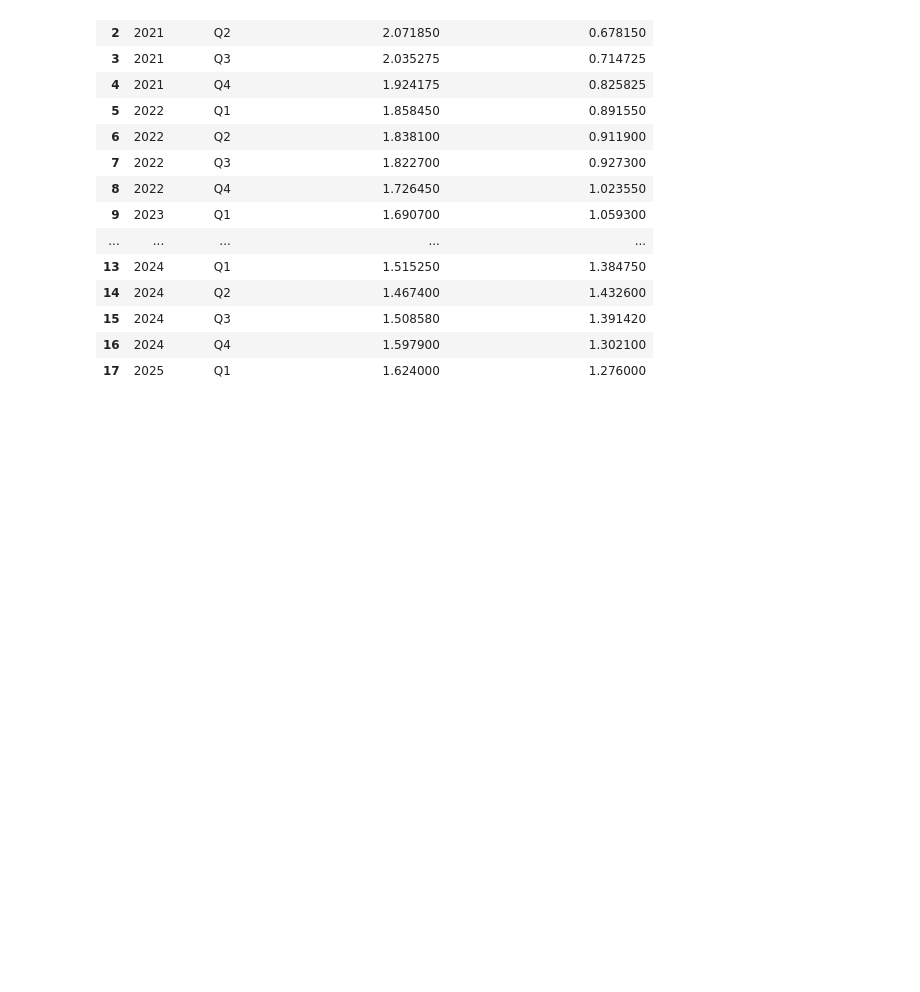
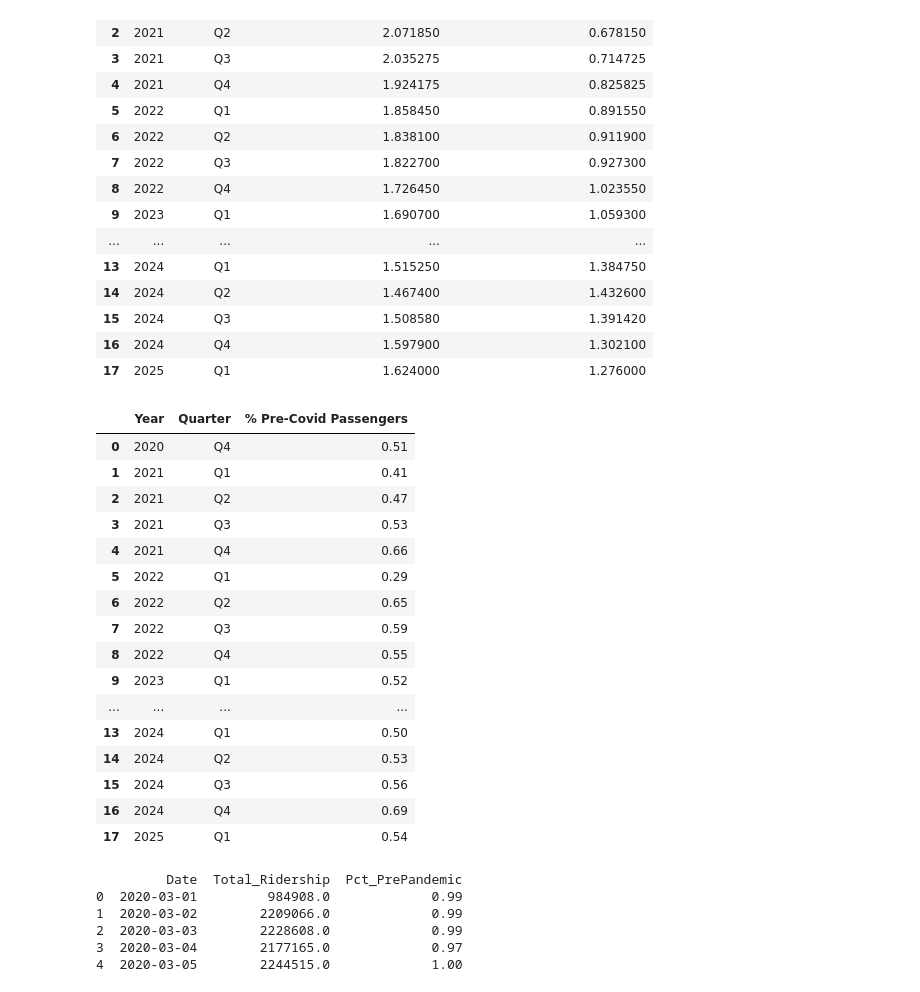
Before and after one commit to djbrown227/fare_evasion, a Jupyter notebook: notebooks/04_feature_engineering.ipynb, the cells around one changed output. Drawn from its saved outputs; the diff is of its cells as text; code cells hidden in the pictures; blank space fills up the shorter version.

```diff
--- a/notebooks/04_feature_engineering.ipynb
+++ b/notebooks/04_feature_engineering.ipynb
@@ -467,3 +479,69 @@ effective_df
 | 15 | 2024 | Q3 | 1.508580 | 1.391420 |
 | 16 | 2024 | Q4 | 1.597900 | 1.302100 |
 | 17 | 2025 | Q1 | 1.624000 | 1.276000 |
+# %%
+'''
+graph_3 = df_joined_bus_final[['Year','Quarter','% Pre-Covid Passengers']]
+#graph_3['Fare Evasion_ridership'] = 1 - graph_3['Fare Evasion_ridership']
+
+# Get the absolute path to the project root
+project_root = os.path.abspath(os.path.join(os.getcwd(), ".."))
+
+# Construct the full path to the output file
+output_path = os.path.join(project_root, "data", "processed", "graph_3.csv")
+
+# Save the CSV
+graph_3.to_csv(output_path, index=False)
+graph_3
+'''
+# %% [output]
+|  | Year | Quarter | % Pre-Covid Passengers |
+| 0 | 2020 | Q4 | 0.51 |
+| 1 | 2021 | Q1 | 0.41 |
+| 2 | 2021 | Q2 | 0.47 |
+| 3 | 2021 | Q3 | 0.53 |
+| 4 | 2021 | Q4 | 0.66 |
+| 5 | 2022 | Q1 | 0.29 |
+| 6 | 2022 | Q2 | 0.65 |
+| 7 | 2022 | Q3 | 0.59 |
+| 8 | 2022 | Q4 | 0.55 |
+| 9 | 2023 | Q1 | 0.52 |
+| ... | ... | ... | ... |
+| 13 | 2024 | Q1 | 0.50 |
+| 14 | 2024 | Q2 | 0.53 |
+| 15 | 2024 | Q3 | 0.56 |
+| 16 | 2024 | Q4 | 0.69 |
+| 17 | 2025 | Q1 | 0.54 |
+# %%
+ridership_df_1 = pd.read_csv(os.path.join(DATA_DIR, "ridership_long.csv"))
+df = ridership_df_1
+import pandas as pd
+
+# Step 1: Filter for Buses only
+buses_df = df[df["Mode"] == "Buses"]
+
+# Step 2: Create two separate DataFrames
+ridership_df = buses_df[buses_df["Metric"] == "Total Estimated Ridership"].copy()
+percent_df = buses_df[buses_df["Metric"] == "% of Comparable Pre-Pandemic Day"].copy()
+
+# Optional: Rename the 'Value' column in each for clarity before join
+ridership_df.rename(columns={"Value": "Total_Ridership"}, inplace=True)
+percent_df.rename(columns={"Value": "Pct_PrePandemic"}, inplace=True)
+
+# Step 3: Inner join on Date
+joined_df = pd.merge(
+    ridership_df[["Date", "Total_Ridership"]],
+    percent_df[["Date", "Pct_PrePandemic"]],
+    on="Date",
+    how="inner"
+)
+
+# Preview result
+print(joined_df.head())
+# %% [output]
+         Date  Total_Ridership  Pct_PrePandemic
+0  2020-03-01         984908.0             0.99
+1  2020-03-02        2209066.0             0.99
+2  2020-03-03        2228608.0             0.99
+3  2020-03-04        2177165.0             0.97
+4  2020-03-05        2244515.0             1.00
```
Also changed, not shown: parts of 7 cells of this notebook, 4 other files.
